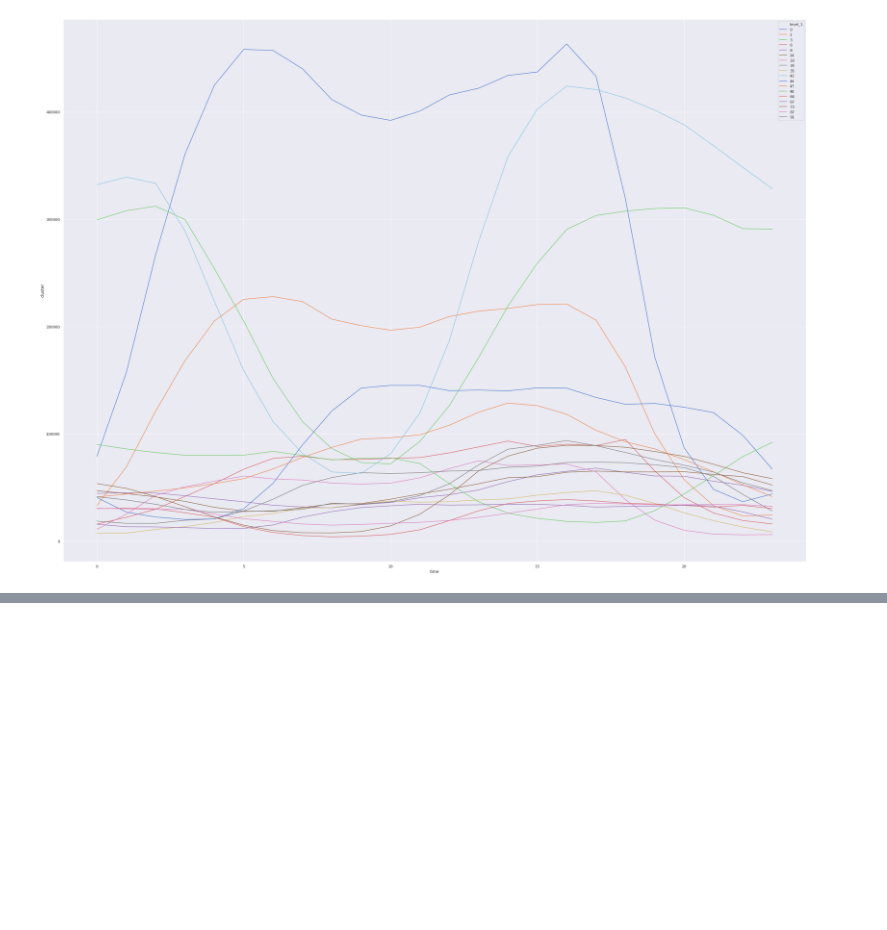
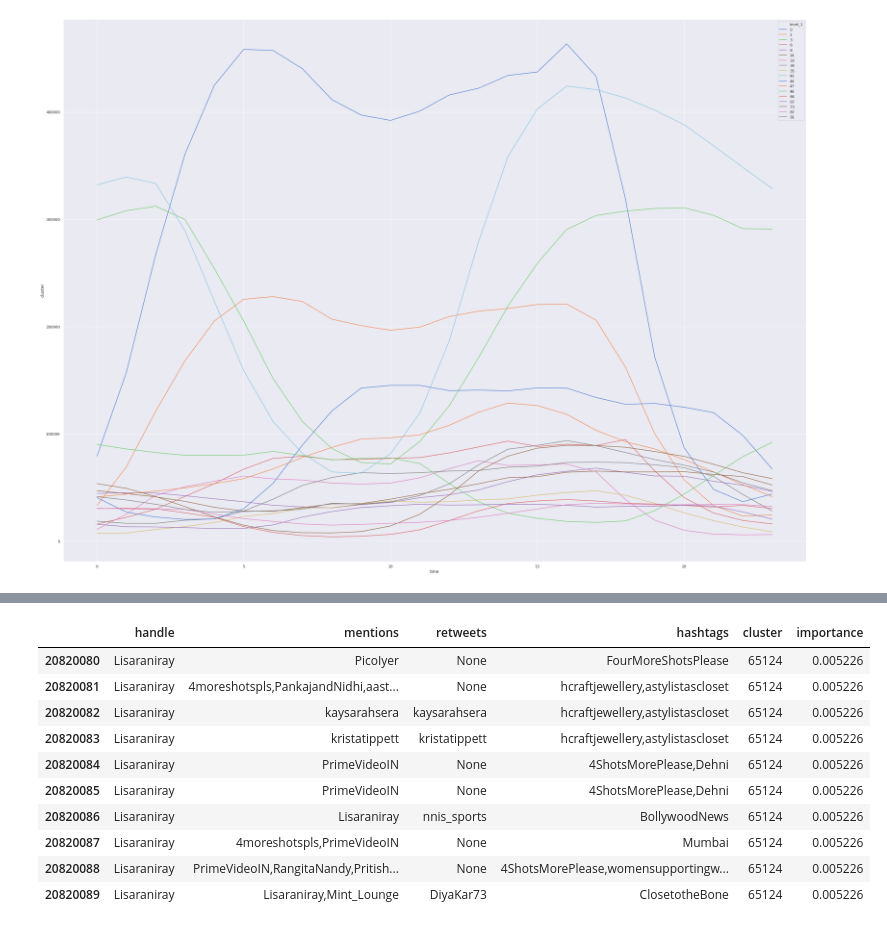
Before and after one commit to bagdeabhishek/notebooks, a Jupyter notebook: twitter.ipynb, the cells around one changed output, grey strips where cells are left out. Saved outputs shown, nothing was run; the diff lists cells and outputs as text; code cells hidden in the pictures; blank space fills up the shorter version.

```diff
--- a/twitter.ipynb
+++ b/twitter.ipynb
@@ -449,0 +493,14 @@ palette=sns.color_palette("mako_r", 6)
+# %%
+df[-10:]
+# %% [output]
+|  | handle | mentions | retweets | hashtags | cluster | importance |
+| 20820080 | Lisaraniray | PicoIyer | None | FourMoreShotsPlease | 65124 | 0.005226 |
+| 20820081 | Lisaraniray | 4moreshotspls,PankajandNidhi,aast... | None | hcraftjewellery,astylistascloset | 65124 | 0.005226 |
+| 20820082 | Lisaraniray | kaysarahsera | kaysarahsera | hcraftjewellery,astylistascloset | 65124 | 0.005226 |
+| 20820083 | Lisaraniray | kristatippett | kristatippett | hcraftjewellery,astylistascloset | 65124 | 0.005226 |
+| 20820084 | Lisaraniray | PrimeVideoIN | None | 4ShotsMorePlease,Dehni | 65124 | 0.005226 |
+| 20820085 | Lisaraniray | PrimeVideoIN | None | 4ShotsMorePlease,Dehni | 65124 | 0.005226 |
+| 20820086 | Lisaraniray | Lisaraniray | nnis_sports | BollywoodNews | 65124 | 0.005226 |
+| 20820087 | Lisaraniray | 4moreshotspls,PrimeVideoIN | None | Mumbai | 65124 | 0.005226 |
+| 20820088 | Lisaraniray | PrimeVideoIN,RangitaNandy,Pritish... | None | 4ShotsMorePlease,womensupportingw... | 65124 | 0.005226 |
+| 20820089 | Lisaraniray | Lisaraniray,Mint_Lounge | DiyaKar73 | ClosetotheBone | 65124 | 0.005226 |
```
Also changed, not shown: parts of 9 cells of this notebook, 2 other files.
